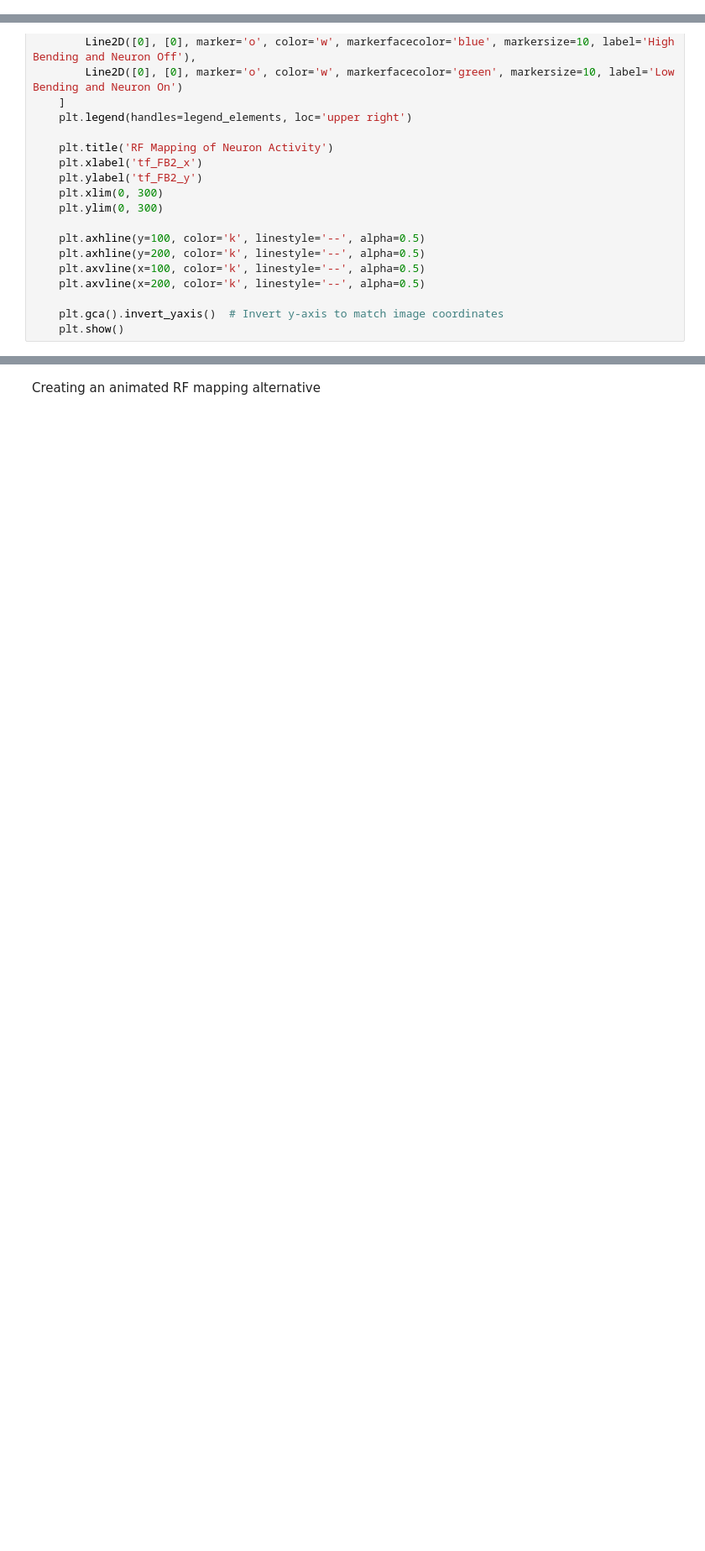
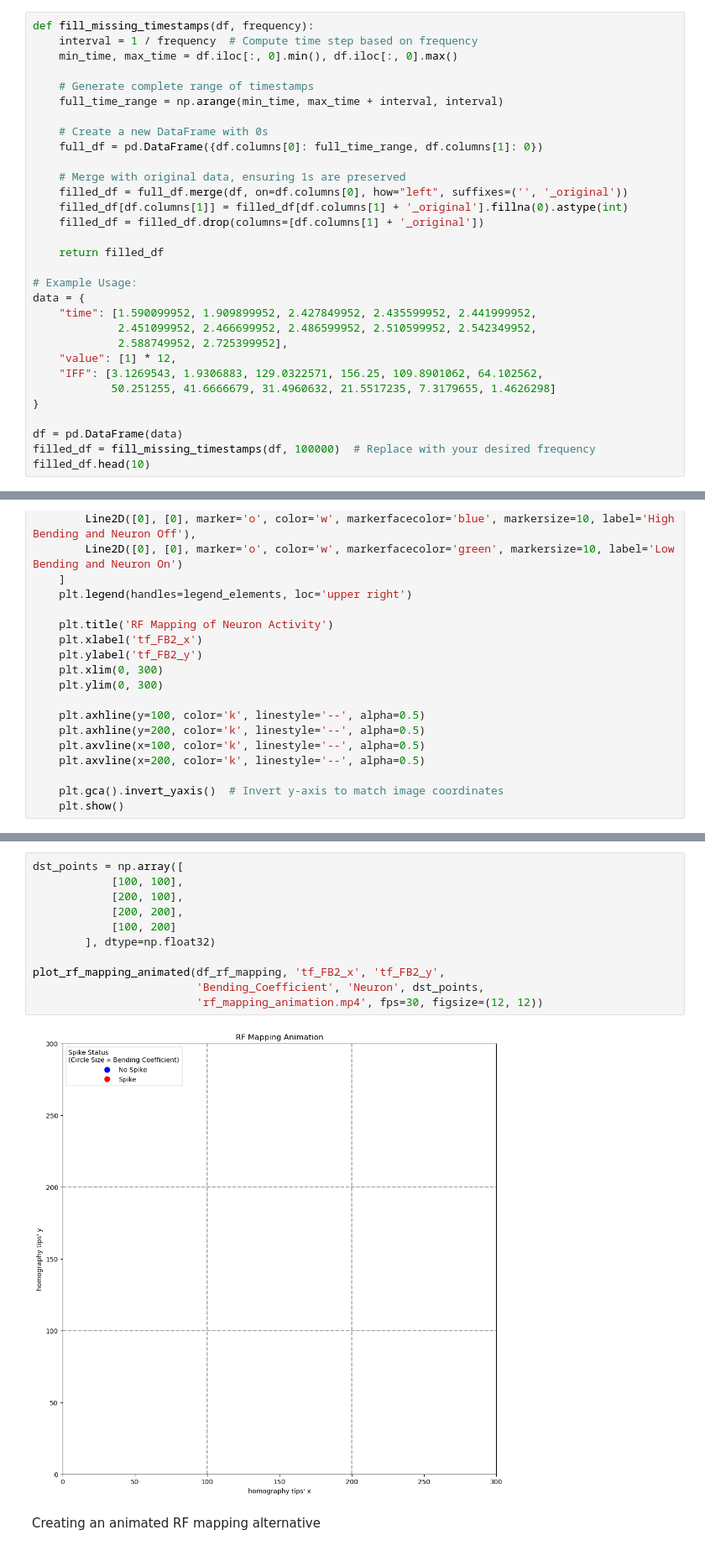
Before and after one commit to Periksvensson84/RF_mapping, a Jupyter notebook: RF_mapping/In_progress/test_gabriel.ipynb, the cells around one changed output, grey strips where cells are left out. Shown at 84% size. Cells and saved outputs as stored; diff of their text form; blank space fills up the shorter version.

```diff
--- a/RF_mapping/In_progress/test_gabriel.ipynb
+++ b/RF_mapping/In_progress/test_gabriel.ipynb
@@ -28,3 +29,34 @@ Top_right_likelihood       0.946855
 Bottom_left_likelihood     0.992007
 Bottom_right_likelihood    0.975567
 dtype: float32
+# %%
+def fill_missing_timestamps(df, frequency):
+    interval = 1 / frequency  # Compute time step based on frequency
+    min_time, max_time = df.iloc[:, 0].min(), df.iloc[:, 0].max()
+
+    # Generate complete range of timestamps
+    full_time_range = np.arange(min_time, max_time + interval, interval)
+
+    # Create a new DataFrame with 0s
+    full_df = pd.DataFrame({df.columns[0]: full_time_range, df.columns[1]: 0})
+
+    # Merge with original data, ensuring 1s are preserved
+    filled_df = full_df.merge(df, on=df.columns[0], how="left", suffixes=('', '_original'))
+    filled_df[df.columns[1]] = filled_df[df.columns[1] + '_original'].fillna(0).astype(int)
+    filled_df = filled_df.drop(columns=[df.columns[1] + '_original'])
+
+    return filled_df
+
+# Example Usage:
+data = {
+    "time": [1.590099952, 1.909899952, 2.427849952, 2.435599952, 2.441999952,
+             2.451099952, 2.466699952, 2.486599952, 2.510599952, 2.542349952,
+             2.588749952, 2.725399952],
+    "value": [1] * 12,
+    "IFF": [3.1269543, 1.9306883, 129.0322571, 156.25, 109.8901062, 64.102562,
+            50.251255, 41.6666679, 31.4960632, 21.5517235, 7.3179655, 1.4626298]
+}
+
+df = pd.DataFrame(data)
+filled_df = fill_missing_timestamps(df, 100000)  # Replace with your desired frequency
+filled_df.head(10)
@@ -577,3 +710,16 @@ plot_rf_mapping(df_rf_mapping, 0.04)
+# %%
+dst_points = np.array([
+            [100, 100],
+            [200, 100],
+            [200, 200],
+            [100, 200]
+        ], dtype=np.float32)
+
+plot_rf_mapping_animated(df_rf_mapping, 'tf_FB2_x', 'tf_FB2_y',
+                         'Bending_Coefficient', 'Neuron', dst_points,
+                         'rf_mapping_animation.mp4', fps=30, figsize=(12, 12))
+# %% [output]
+[figure, added]
 # %% [markdown]
 Creating an animated RF mapping alternative
 # %%
```
Also changed, not shown: parts of 20 cells of this notebook, 8 other files.
